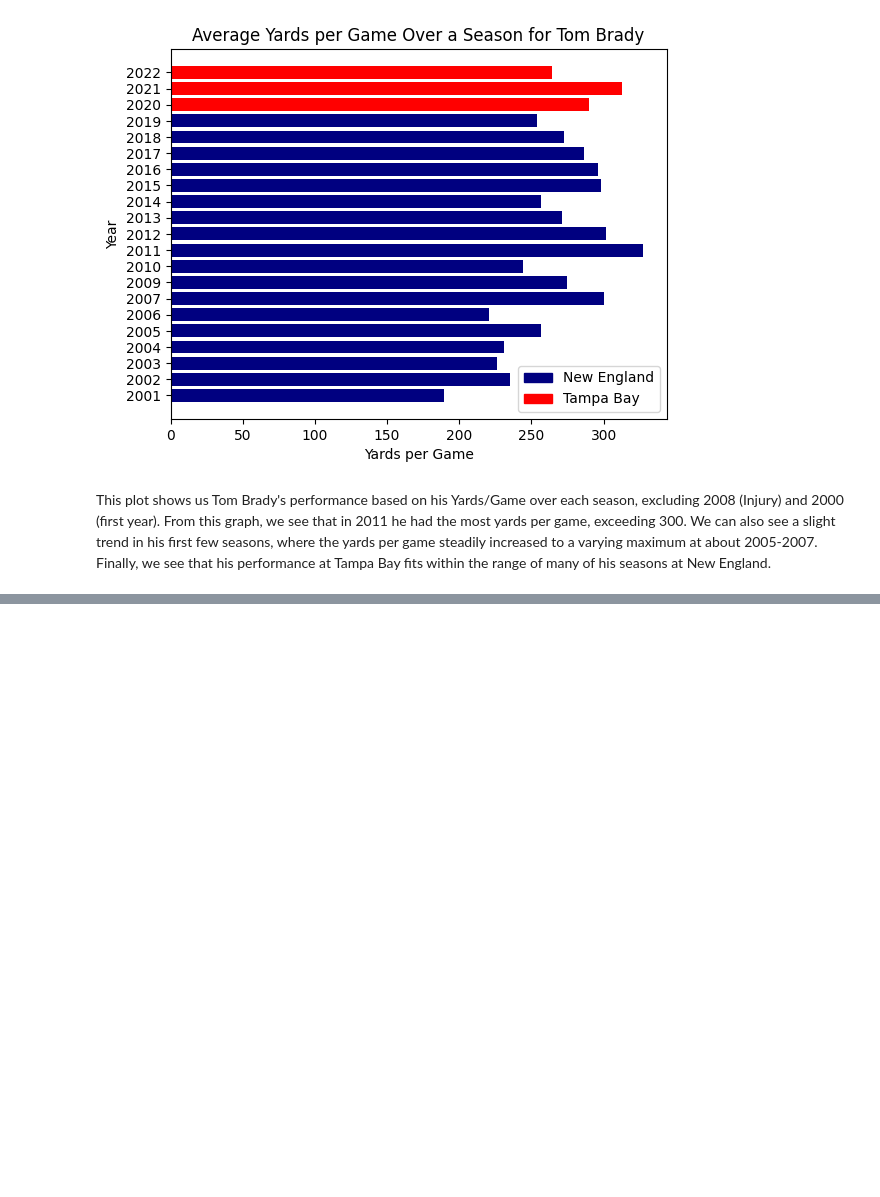
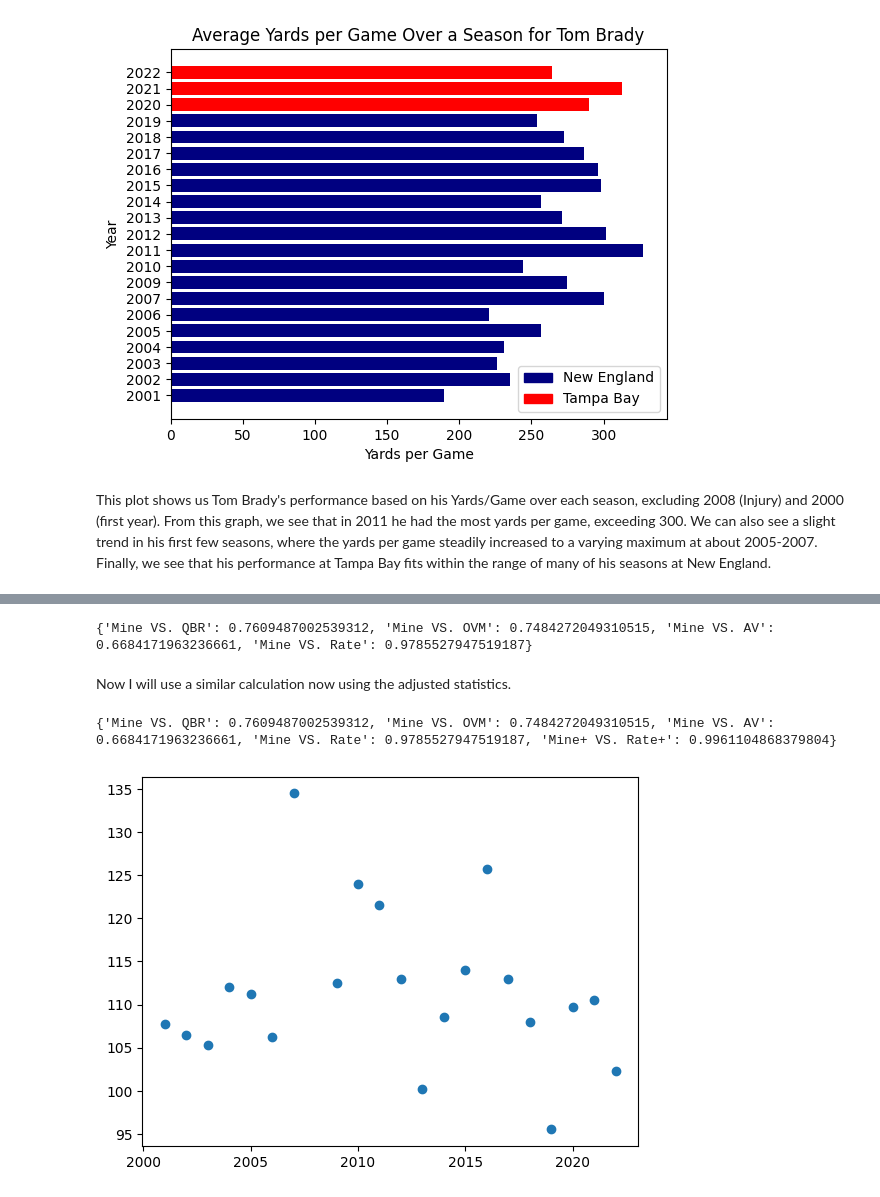
Before and after one commit to tandeUMICH/MDST_Tom_Brady, a Jupyter notebook: EDA.ipynb, the cells around one changed output, grey strips where cells are left out. Saved outputs shown, nothing was run; the diff lists cells and outputs as text; code cells hidden in the pictures; blank space fills up the shorter version.

```diff
--- a/EDA.ipynb
+++ b/EDA.ipynb
@@ -113,0 +135,23 @@ Shows us that there appears to be some difference between the yards per game for
+# %%
+corrs = {"Mine VS. QBR": None, "Mine VS. OVM": None, "Mine VS. AV": None, "Mine VS. Rate": None}
+dfT = df_sample[14:22]
+dfT = dfT[::-1]
+dfT.reset_index(inplace=True, drop=True)
+corrs["Mine VS. QBR"] = df_sample["QBRate"].corr(df_sample["QBR"])
+corrs["Mine VS. OVM"] = dfT["QBRate"].corr(df_OVM["OVM"])
+corrs["Mine VS. AV"] = df_sample["QBRate"].corr(df_sample["AV"])
+corrs["Mine VS. Rate"] = df_sample["QBRate"].corr(df_sample["Rate"])
+print(corrs)
+# %% [output]
+{'Mine VS. QBR': 0.7609487002539312, 'Mine VS. OVM': 0.7484272049310515, 'Mine VS. AV': 0.6684171963236661, 'Mine VS. Rate': 0.9785527947519187}
+# %% [markdown]
+Now I will use a similar calculation now using the adjusted statistics.
+# %%
+dfA = pd.read_csv('data/TB_AdjPassing.csv')
+dfA["QBRate+"] = (dfA["Cmp%+"] + dfA["Y/A+"] + dfA["Int%+"] + dfA["TD%+"]) / 4
+plt.scatter(dfA["Year"], dfA["QBRate+"])
+corrs["Mine+ VS. Rate+"] = dfA["QBRate+"].corr(dfA["Rate+"])
+print(corrs)
+# %% [output]
+{'Mine VS. QBR': 0.7609487002539312, 'Mine VS. OVM': 0.7484272049310515, 'Mine VS. AV': 0.6684171963236661, 'Mine VS. Rate': 0.9785527947519187, 'Mine+ VS. Rate+': 0.9961104868379804}
+[figure, added]
```
Also changed, not shown: parts of 8 cells of this notebook, 4 other files.
